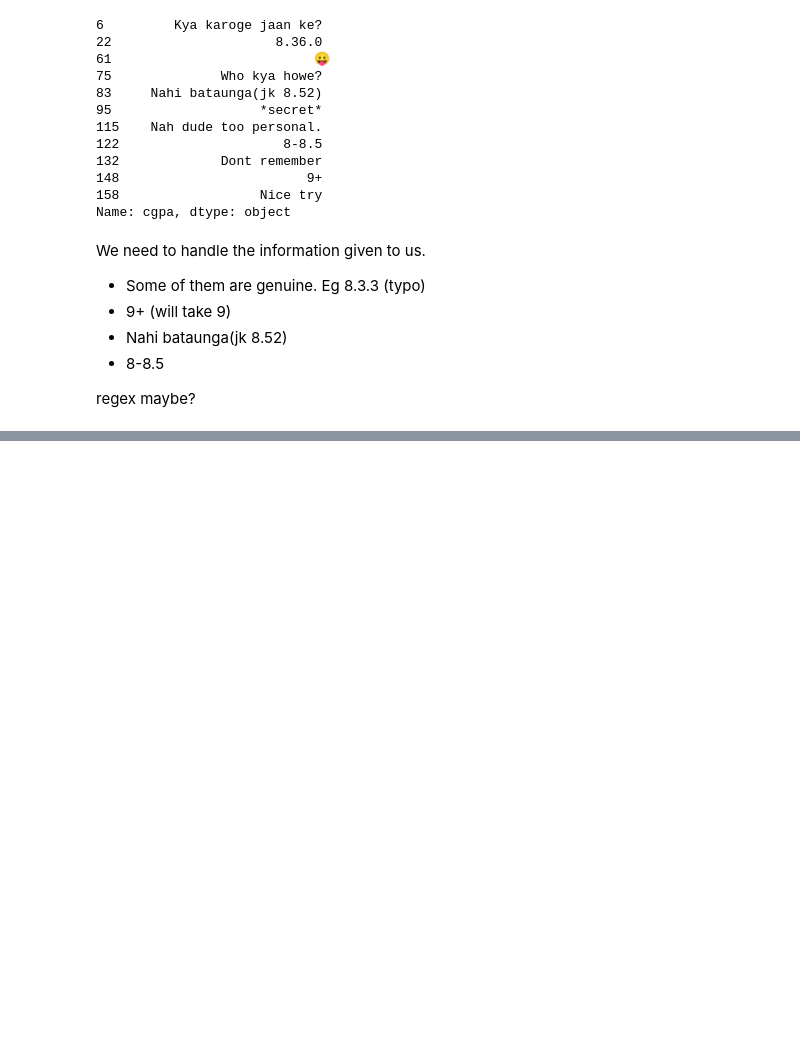
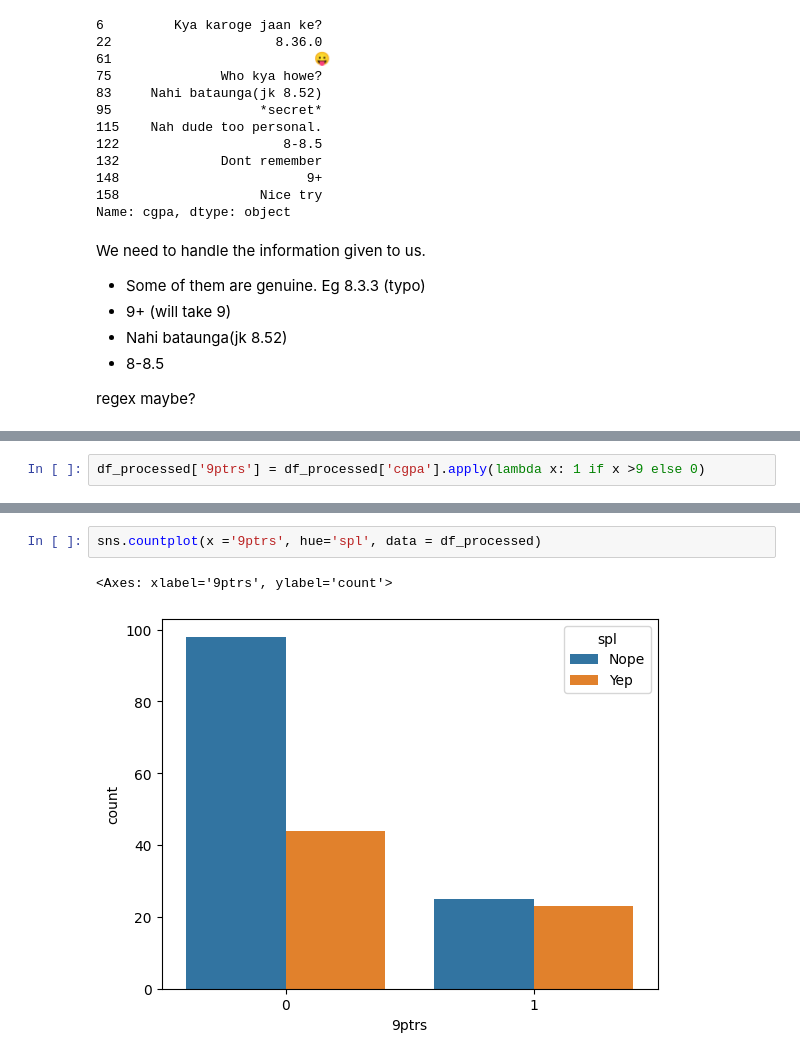
Before and after one commit to anewsha/cgpa_analysis, a Jupyter notebook: data_processing.ipynb, the cells around one changed output, grey strips where cells are left out. Cells and saved outputs as stored; diff of their text form; blank space fills up the shorter version.

```diff
--- a/data_processing.ipynb
+++ b/data_processing.ipynb
@@ -147,0 +231,2 @@ IndexError: list index out of range
+# %%
+df_processed['9ptrs'] = df_processed['cgpa'].apply(lambda x: 1 if x >9 else 0)
@@ -147,0 +240,5 @@ IndexError: list index out of range
+# %%
+sns.countplot(x ='9ptrs', hue='spl', data = df_processed)
+# %% [output]
+<Axes: xlabel='9ptrs', ylabel='count'>
+[figure, added]
```
Also changed, not shown: parts of 18 cells of this notebook, 11 other files.
